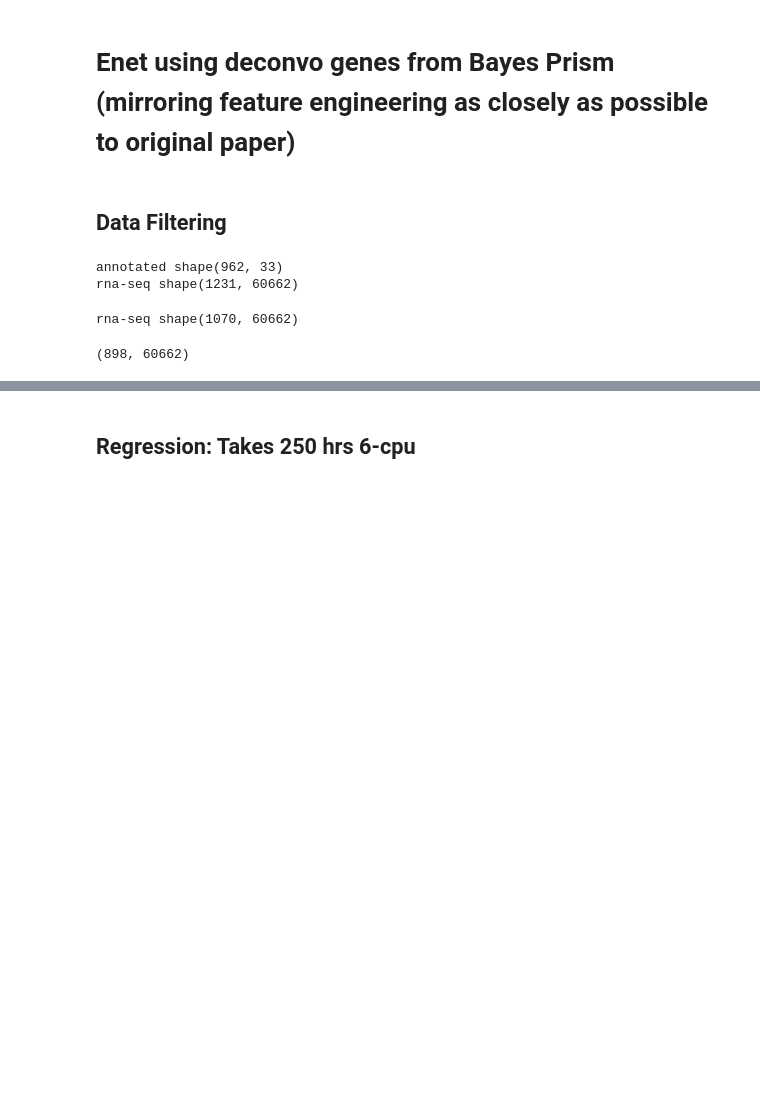
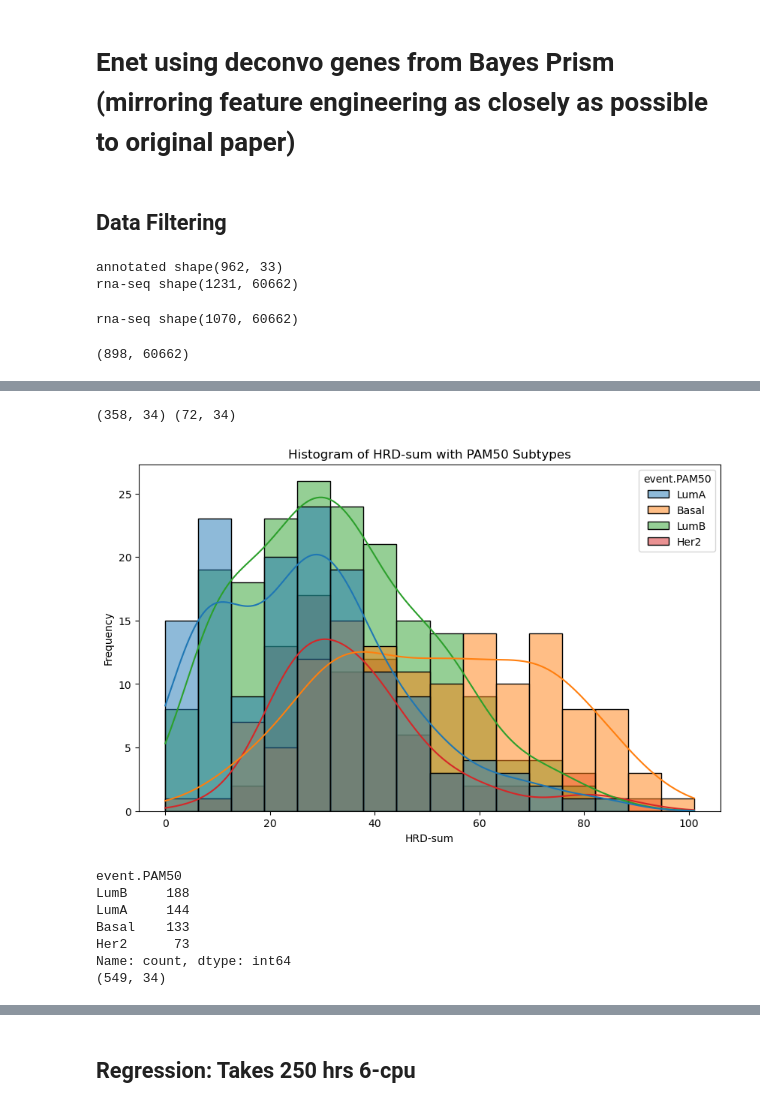
Before and after one commit to l1joseph/Multiscale_HRD_Classifier, a Jupyter notebook: Scripts/deconvo_reg.ipynb, the cells around one changed output, grey strips where cells are left out. Cells and saved outputs as stored; diff of their text form; code cells hidden in the pictures; blank space fills up the shorter version.

```diff
--- a/Scripts/deconvo_reg.ipynb
+++ b/Scripts/deconvo_reg.ipynb
@@ -90,0 +88,28 @@ labels = labels_df.squeeze()
+# %%
+lumA_HRD = metadata[(metadata['event.PAM50'] == 'LumA') & (metadata['HRD-sum'] >= 28)]
+lumA_HRP = metadata[(metadata['event.PAM50'] == 'LumA') & (metadata['HRD-sum'] < 28)]
+print(lumA_HRP.shape, lumA_HRD.shape)
+lumA_HRP_downsampled = lumA_HRP.sample(n=lumA_HRD.shape[0], random_state=42)
+df_downsampled = pd.concat([lumA_HRD, lumA_HRP_downsampled])
+df_downsampled = pd.concat([df_downsampled, metadata[metadata['event.PAM50'] != 'LumA']])
+
+plt.figure(figsize=(10, 6))
+sns.histplot(data=df_downsampled, x='HRD-sum', hue='event.PAM50', multiple='layer', kde=True)
+plt.title('Histogram of HRD-sum with PAM50 Subtypes')
+plt.xlabel('HRD-sum')
+plt.ylabel('Frequency')
+plt.show()
+
+pam50_counts = df_downsampled['event.PAM50'].value_counts()
+print(pam50_counts)
+print(df_downsampled.shape)
+# %% [output]
+(358, 34) (72, 34)
+[figure, added]
+event.PAM50
+LumB     188
+LumA     144
+Basal    133
+Her2      73
+Name: count, dtype: int64
+(549, 34)
```
Also changed, not shown: parts of 17 cells of this notebook, 1 other file.
